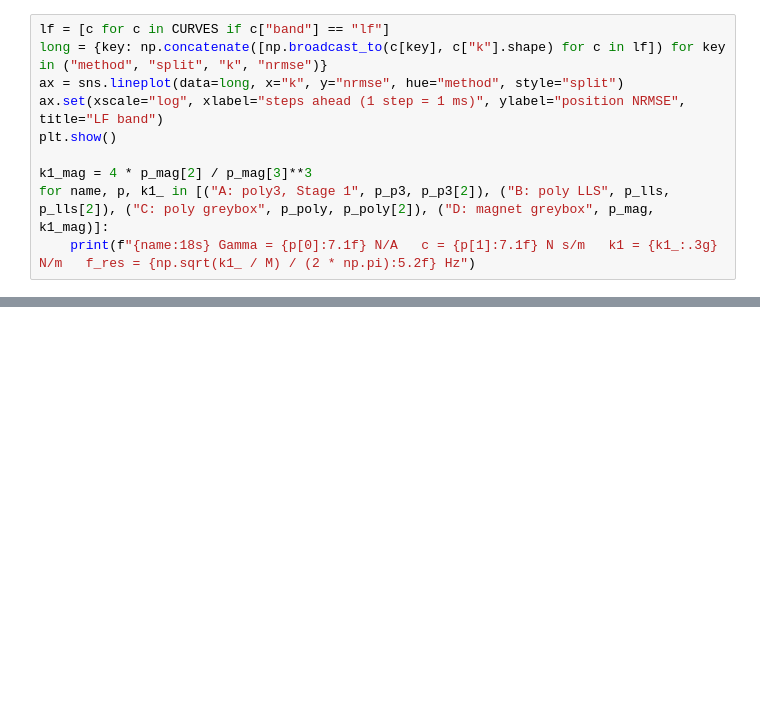
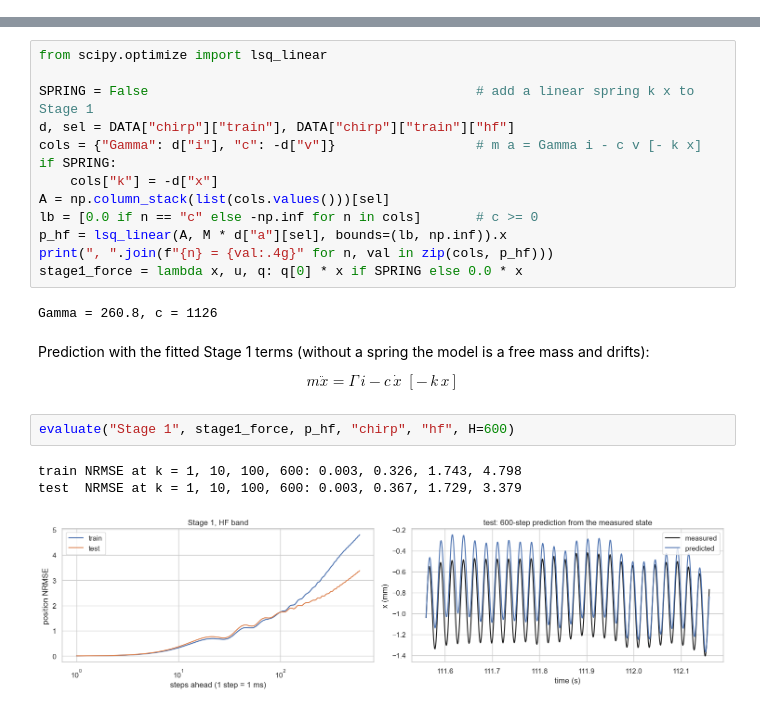
Before and after one commit to renskortmann/Ethercat-voice-coil-controller, a Jupyter notebook: vca_greybox_fit.ipynb, the cells around one changed output, grey strips where cells are left out. Drawn from its saved outputs; the diff is of its cells as text; blank space fills up the shorter version.

```diff
--- a/vca_greybox_fit.ipynb
+++ b/vca_greybox_fit.ipynb
@@ -301,10 +0,0 @@ test  NRMSE at k = 1, 10, 50, 500: 0.079, 1.573, 596880.006, 180693723546.393
-# %%
-lf = [c for c in CURVES if c["band"] == "lf"]
-long = {key: np.concatenate([np.broadcast_to(c[key], c["k"].shape) for c in lf]) for key in ("method", "split", "k", "nrmse")}
-ax = sns.lineplot(data=long, x="k", y="nrmse", hue="method", style="split")
-ax.set(xscale="log", xlabel="steps ahead (1 step = 1 ms)", ylabel="position NRMSE", title="LF band")
-plt.show()
-
-k1_mag = 4 * p_mag[2] / p_mag[3]**3
-for name, p, k1_ in [("A: poly3, Stage 1", p_p3, p_p3[2]), ("B: poly LLS", p_lls, p_lls[2]), ("C: poly greybox", p_poly, p_poly[2]), ("D: magnet greybox", p_mag, k1_mag)]:
-    print(f"{name:18s} Gamma = {p[0]:7.1f} N/A   c = {p[1]:7.1f} N s/m   k1 = {k1_:.3g} N/m   f_res = {np.sqrt(k1_ / M) / (2 * np.pi):5.2f} Hz")
@@ -315,0 +218,25 @@ C: magnet greybox  Gamma =   267.5 N/A   c =  -273.9 N s/m   k1 = 8.74e+05 N/m
+# %%
+from scipy.optimize import lsq_linear
+
+SPRING = False                                          # add a linear spring k x to Stage 1
+d, sel = DATA["chirp"]["train"], DATA["chirp"]["train"]["hf"]
+cols = {"Gamma": d["i"], "c": -d["v"]}                  # m a = Gamma i - c v [- k x]
+if SPRING:
+    cols["k"] = -d["x"]
+A = np.column_stack(list(cols.values()))[sel]
+lb = [0.0 if n == "c" else -np.inf for n in cols]       # c >= 0
+p_hf = lsq_linear(A, M * d["a"][sel], bounds=(lb, np.inf)).x
+print(", ".join(f"{n} = {val:.4g}" for n, val in zip(cols, p_hf)))
+stage1_force = lambda x, u, q: q[0] * x if SPRING else 0.0 * x
+# %% [output]
+Gamma = 260.8, c = 1126
+# %% [markdown]
+Prediction with the fitted Stage 1 terms (without a spring the model is a free mass and drifts):
+
+$$m\ddot{x} = \Gamma\, i - c\,\dot{x}\;[-\,k\,x]$$
+# %%
+evaluate("Stage 1", stage1_force, p_hf, "chirp", "hf", H=600)
+# %% [output]
+train NRMSE at k = 1, 10, 100, 600: 0.003, 0.326, 1.743, 4.798
+test  NRMSE at k = 1, 10, 100, 600: 0.003, 0.367, 1.729, 3.379
+[figure, added]
```
Also changed, not shown: parts of 34 cells of this notebook, 8 other files.
